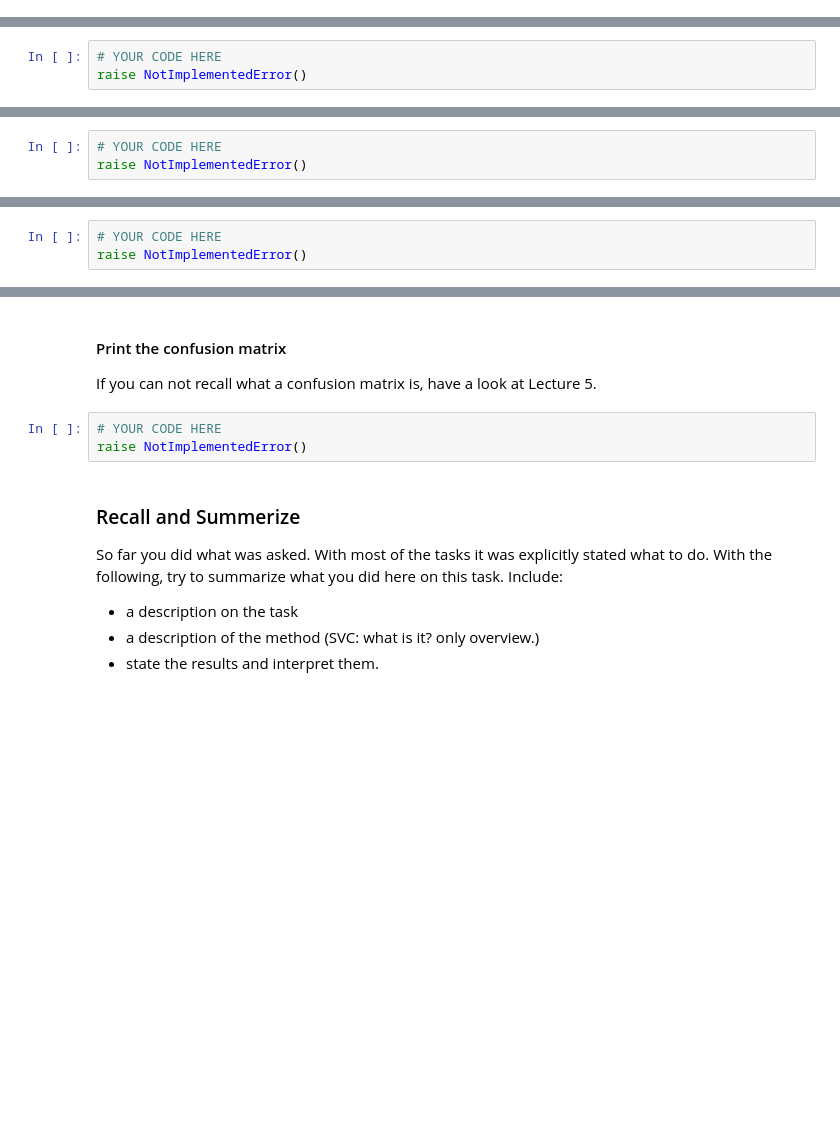
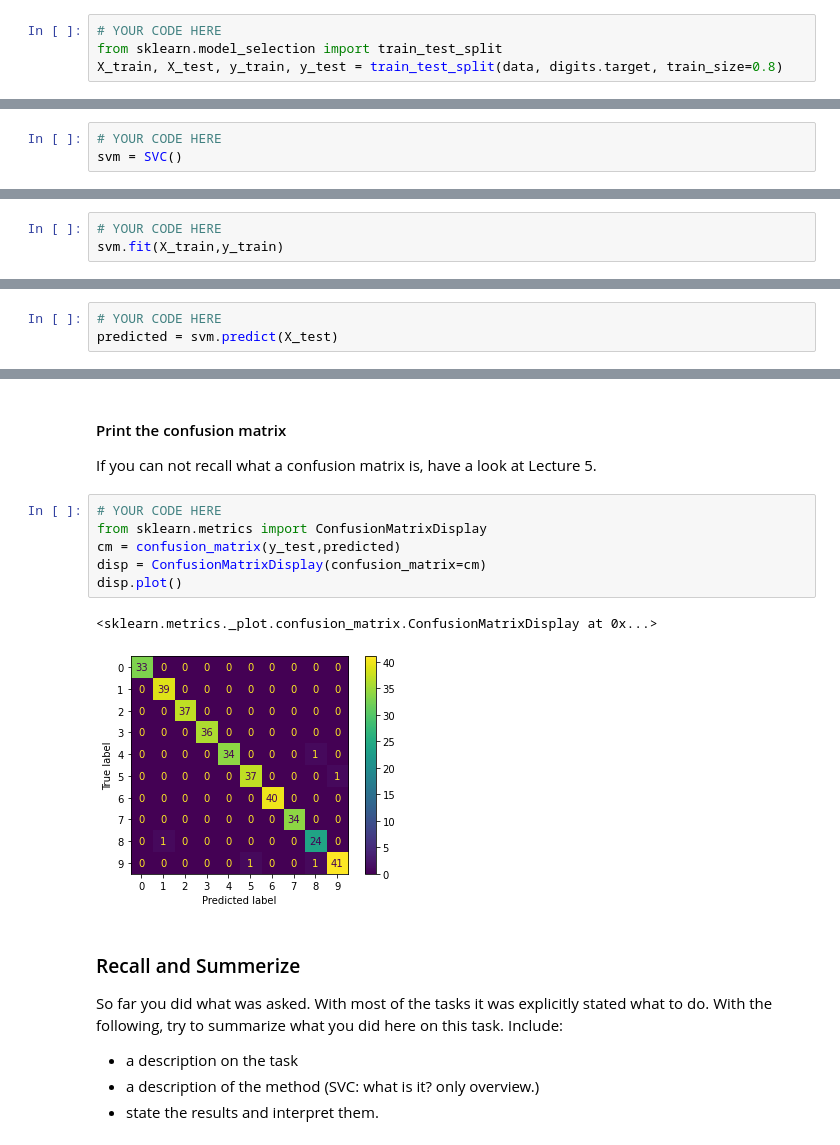
Before and after one commit to s-naegele/Data-Analysis, a Jupyter notebook: Lab/05_Classification.ipynb, the cells around one changed output, grey strips where cells are left out. Drawn from its saved outputs; the diff is of its cells as text; blank space fills up the shorter version.

```diff
--- a/Lab/05_Classification.ipynb
+++ b/Lab/05_Classification.ipynb
@@ -52,3 +100,7 @@ raise NotImplementedError()
+# %%
+# YOUR CODE HERE
+from sklearn.model_selection import train_test_split
+X_train, X_test, y_train, y_test = train_test_split(data, digits.target, train_size=0.8)
 # %%
 # Ignore this cell - this is for automatic testing only.
 # %% [markdown]
@@ -65,7 +117,7 @@ from sklearn.metrics import accuracy_score, confusion_matrix
 Do not train here yet.
 # %%
 # YOUR CODE HERE
-raise NotImplementedError()
+svm = SVC()
 # %%
 # Ignore this cell - this is for automatic testing only.
 # %% [markdown]
@@ -74,4 +126,4 @@ raise NotImplementedError()
 Check sklearn on how to do that.
 # %%
 # YOUR CODE HERE
-raise NotImplementedError()
+svm.fit(X_train,y_train)
@@ -83,7 +137,7 @@ raise NotImplementedError()
 Store the result to the variable `predicted`. Check sklearn on how to do that.
 # %%
 # YOUR CODE HERE
-raise NotImplementedError()
+predicted = svm.predict(X_test)
 # %%
 # Ignore this cell - this is for automatic testing only.
 # %% [markdown]
@@ -100,9 +157,15 @@ assert svc_accuracy > 0.9
 # %% [markdown]
 #### Print the confusion matrix
 If you can not recall what a confusion matrix is, have a look at Lecture 5.
-# %%
-# YOUR CODE HERE
-raise NotImplementedError()
+# %%
+# YOUR CODE HERE
+from sklearn.metrics import ConfusionMatrixDisplay
+cm = confusion_matrix(y_test,predicted)
+disp = ConfusionMatrixDisplay(confusion_matrix=cm)
+disp.plot()
+# %% [output]
+<sklearn.metrics._plot.confusion_matrix.ConfusionMatrixDisplay at 0x...>
+[figure, added]
 # %% [markdown]
 ### Recall and Summerize
 So far you did what was asked. With most of the tasks it was explicitly stated what to do. With the following, try to summarize what you did here on this task. Include:
```
Also changed, not shown: parts of 9 cells of this notebook.
